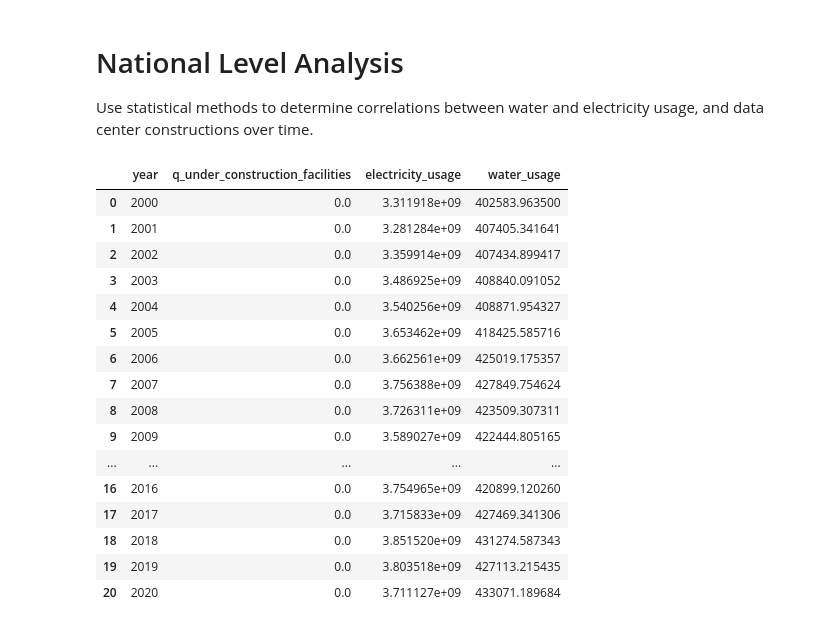
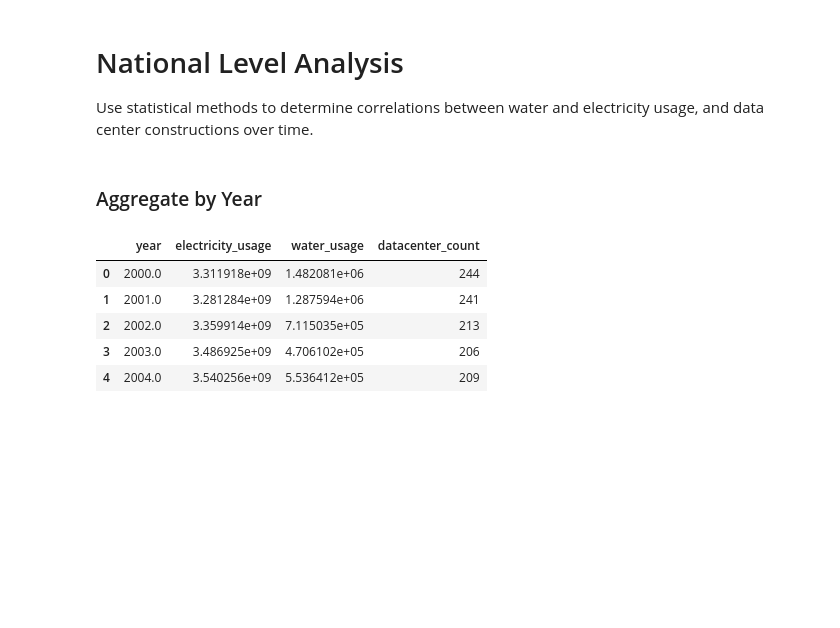
Before and after one commit to jaizem/Data-Center-Construction-and-Supporting-Utilities-Consumption, a Jupyter notebook: notebooks/national_analysis.ipynb, the cells around one changed output. Saved outputs shown, nothing was run; the diff lists cells and outputs as text; code cells hidden in the pictures; blank space fills up the shorter version.

Commit message:
Completed national level analysis.

```diff
--- a/notebooks/national_analysis.ipynb
+++ b/notebooks/national_analysis.ipynb
@@ -8,29 +11,26 @@ import pandas as pd
 
 data = pd.read_pickle("../data/merged_state_data_2000_2020.pkl")
+# %% [markdown]
+### Aggregate by Year
 # %%
 # aggregate by year
+datacenters_by_year = data.groupby('year').size().reset_index(name='datacenter_count')
+
 national_df = data.groupby('year').agg({
-    'q_under_construction_facilities': 'sum',
     'electricity_usage': 'sum',
     'water_usage': 'sum'
 }).reset_index()
 
-national_df
+national_df = (national_df
+               .merge(datacenters_by_year, on='year', how='outer')
+               .sort_values('year')
+               .reset_index(drop=True))
+
+national_df.head(5)
 # %% [output]
-|  | year | q_under_construction_facilities | electricity_usage | water_usage |
-| 0 | 2000 | 0.0 | 3.311918e+09 | 402583.963500 |
-| 1 | 2001 | 0.0 | 3.281284e+09 | 407405.341641 |
-| 2 | 2002 | 0.0 | 3.359914e+09 | 407434.899417 |
-| 3 | 2003 | 0.0 | 3.486925e+09 | 408840.091052 |
-| 4 | 2004 | 0.0 | 3.540256e+09 | 408871.954327 |
-| 5 | 2005 | 0.0 | 3.653462e+09 | 418425.585716 |
-| 6 | 2006 | 0.0 | 3.662561e+09 | 425019.175357 |
-| 7 | 2007 | 0.0 | 3.756388e+09 | 427849.754624 |
-| 8 | 2008 | 0.0 | 3.726311e+09 | 423509.307311 |
-| 9 | 2009 | 0.0 | 3.589027e+09 | 422444.805165 |
-| ... | ... | ... | ... | ... |
-| 16 | 2016 | 0.0 | 3.754965e+09 | 420899.120260 |
-| 17 | 2017 | 0.0 | 3.715833e+09 | 427469.341306 |
-| 18 | 2018 | 0.0 | 3.851520e+09 | 431274.587343 |
-| 19 | 2019 | 0.0 | 3.803518e+09 | 427113.215435 |
-| 20 | 2020 | 0.0 | 3.711127e+09 | 433071.189684 |
+|  | year | electricity_usage | water_usage | datacenter_count |
+| 0 | 2000.0 | 3.311918e+09 | 1.482081e+06 | 244 |
+| 1 | 2001.0 | 3.281284e+09 | 1.287594e+06 | 241 |
+| 2 | 2002.0 | 3.359914e+09 | 7.115035e+05 | 213 |
+| 3 | 2003.0 | 3.486925e+09 | 4.706102e+05 | 206 |
+| 4 | 2004.0 | 3.540256e+09 | 5.536412e+05 | 209 |
```
Also changed, not shown: parts of 13 cells of this notebook.
